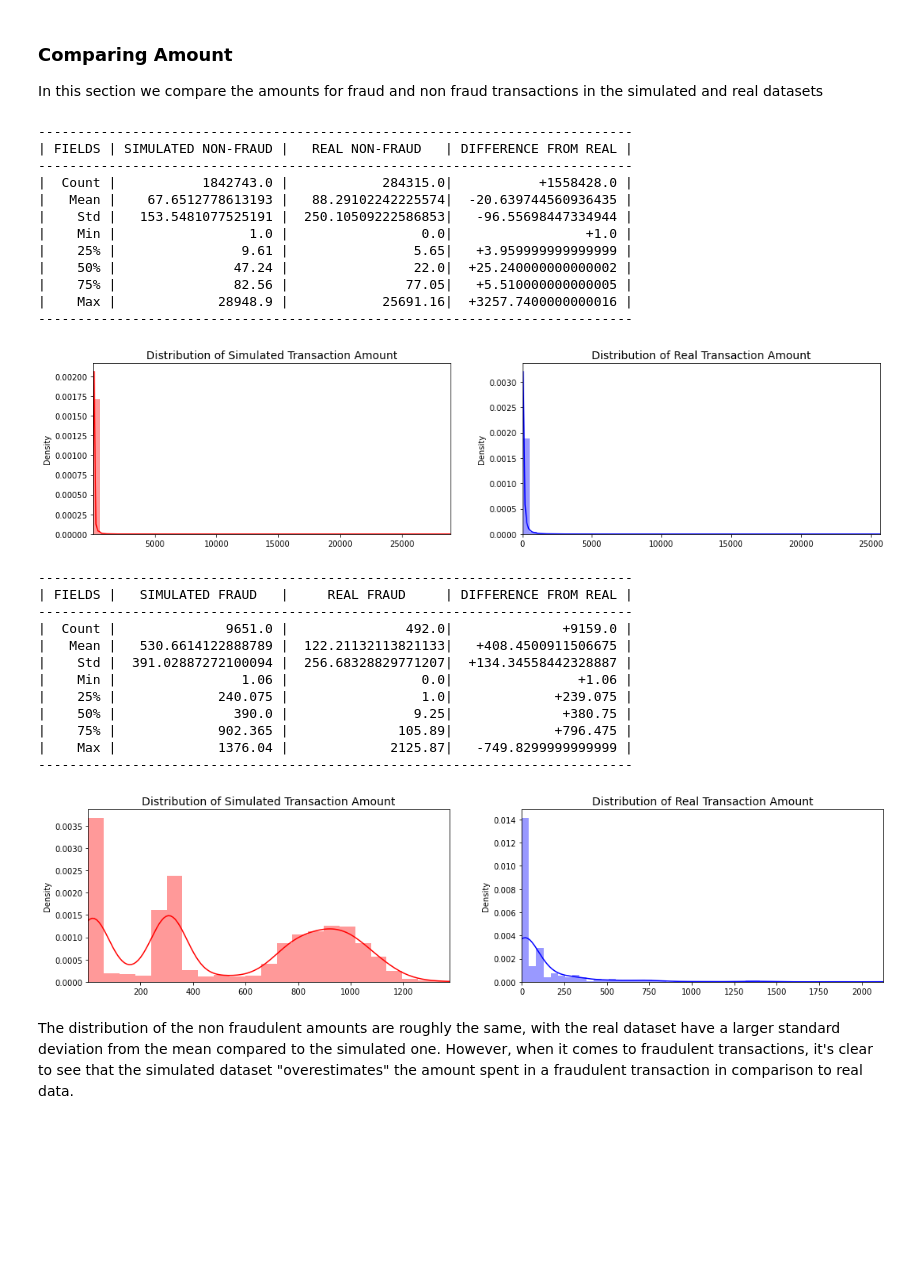
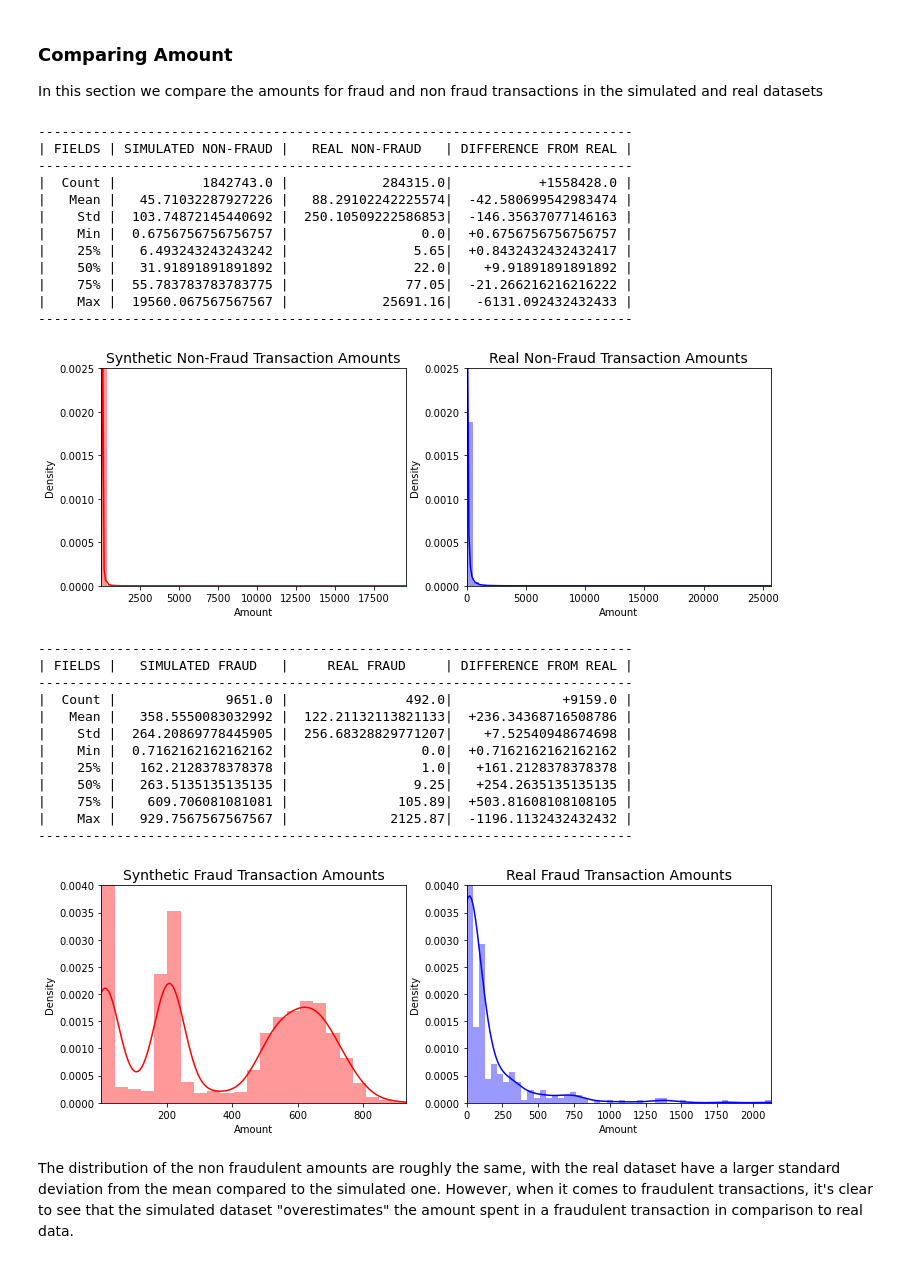
Before and after one commit to JacobChalk/ADS-Fraud-Detection, a Jupyter notebook: Exploration/Datasets.ipynb, the cells around one changed output. Drawn from its saved outputs; the diff is of its cells as text; code cells hidden in the pictures; blank space fills up the shorter version.

```diff
--- a/Exploration/Datasets.ipynb
+++ b/Exploration/Datasets.ipynb
@@ -28,6 +28,9 @@ simulated_dataset = simulated_dataset.set_index("Unnamed: 0")
 
 # Rename columns to match real dataset
 simulated_dataset = simulated_dataset.rename(columns={"unix_time": "Time", "amt": "Amount", "is_fraud": "Class"})
+
+# $1 inflated to $1.11 from 2013 to 2020, the exchange rate of USD to Euro in 2013 was 0.75
+simulated_dataset["Amount"] = simulated_dataset["Amount"].map(lambda x : (x / 1.11) * 0.75)
 
 # Subtract Min UnixTime to start time from first transaction (Like the real dataset)
 simulated_dataset["Time"] -= min(simulated_dataset["Time"])
@@ -83,7 +86,7 @@ simulated_non_fraud_samples = simulated_dataset.loc[simulated_dataset["Class"] =
 simulated_fraud_samples = simulated_dataset.loc[simulated_dataset["Class"] == 1]
 # %%
 def print_header(transaction_type):
-    if transaction_type == "fraud":
+    if transaction_type.lower() == "fraud":
         # Compare simulated and real amounts for fraud transactions
         print("----------------------------------------------------------------------------")
         print("| FIELDS |   SIMULATED FRAUD  ", "|", "    REAL FRAUD     | DIFFERENCE FROM REAL |")
@@ -113,15 +116,24 @@ def show_data(simulated, real, transaction_type, field_name):
         print(fields[i], simulated_string, "|", kaggle_string, difference_string, "|")
     print("----------------------------------------------------------------------------")
 
-    fig, ax = plt.subplots(1, 2, figsize=(18,4))
+    fig, ax = plt.subplots(1, 2, figsize=(12,4))
 
     sns.distplot(simulated.values, ax=ax[0], color='r')
-    ax[0].set_title('Distribution of Simulated Transaction ' + field_name, fontsize=14)
+    ax[0].set_title(f"Synthetic {transaction_type} Transaction {field_name}s", fontsize=14)
     ax[0].set_xlim([min(simulated.values), max(simulated.values)])
+    ax[0].set_xlabel(f"{field_name}")
 
     sns.distplot(real.values, ax=ax[1], color='b')
-    ax[1].set_title('Distribution of Real Transaction ' + field_name, fontsize=14)
+    ax[1].set_title(f"Real {transaction_type} Transaction {field_name}s", fontsize=14)
     ax[1].set_xlim([min(real.values), max(real.values)])
+    ax[1].set_xlabel(f"{field_name}")
+
+    if field_name == "Amount" and transaction_type == "Non-Fraud":
+        ax[0].set_ylim(0, 0.0025)
+        ax[1].set_ylim(0, 0.0025)
+    elif field_name == "Amount" and transaction_type == "Fraud":
+        ax[0].set_ylim(0, 0.0040)
+        ax[1].set_ylim(0, 0.0040)
 
     plt.show()
 # %% [markdown]
@@ -130,38 +142,38 @@ def show_data(simulated, real, transaction_type, field_name):
 In this section we compare the amounts for fraud and non fraud transactions in the simulated and real datasets
 # %%
 # Compare simulated and real amounts for non-fraud transactions
-show_data(simulated_non_fraud_samples["Amount"], kaggle_non_fraud_samples["Amount"], "non-fraud", "Amount")
+show_data(simulated_non_fraud_samples["Amount"], kaggle_non_fraud_samples["Amount"], "Non-Fraud", "Amount")
 # %% [output]
 ----------------------------------------------------------------------------
 | FIELDS | SIMULATED NON-FRAUD |   REAL NON-FRAUD   | DIFFERENCE FROM REAL |
 ----------------------------------------------------------------------------
 |  Count |           1842743.0 |            284315.0|           +1558428.0 |
-|   Mean |    67.6512778613193 |   88.29102242225574|  -20.639744560936435 |
-|    Std |   153.5481077525191 |  250.10509222586853|   -96.55698447334944 |
-|    Min |                 1.0 |                 0.0|                 +1.0 |
-|    25% |                9.61 |                5.65|   +3.959999999999999 |
-|    50% |               47.24 |                22.0|  +25.240000000000002 |
-|    75% |               82.56 |               77.05|   +5.510000000000005 |
-|    Max |             28948.9 |            25691.16|  +3257.7400000000016 |
+|   Mean |   45.71032287927226 |   88.29102242225574|  -42.580699542983474 |
+|    Std |  103.74872145440692 |  250.10509222586853|  -146.35637077146163 |
+|    Min |  0.6756756756756757 |                 0.0|  +0.6756756756756757 |
+|    25% |   6.493243243243242 |                5.65|  +0.8432432432432417 |
+|    50% |   31.91891891891892 |                22.0|    +9.91891891891892 |
+|    75% |  55.783783783783775 |               77.05|  -21.266216216216222 |
+|    Max |  19560.067567567567 |            25691.16|   -6131.092432432433 |
 ----------------------------------------------------------------------------
-[figure, old version]
+[figure, new version]
 # %%
 # Compare simulated and real amounts for fraud transactions
-show_data(simulated_fraud_samples["Amount"], kaggle_fraud_samples["Amount"], "fraud", "Amount")
+show_data(simulated_fraud_samples["Amount"], kaggle_fraud_samples["Amount"], "Fraud", "Amount")
 # %% [output]
 ----------------------------------------------------------------------------
 | FIELDS |   SIMULATED FRAUD   |     REAL FRAUD     | DIFFERENCE FROM REAL |
 ----------------------------------------------------------------------------
 |  Count |              9651.0 |               492.0|              +9159.0 |
-|   Mean |   530.6614122888789 |  122.21132113821133|   +408.4500911506675 |
-|    Std |  391.02887272100094 |  256.68328829771207|  +134.34558442328887 |
-|    Min |                1.06 |                 0.0|                +1.06 |
-|    25% |             240.075 |                 1.0|             +239.075 |
-|    50% |               390.0 |                9.25|              +380.75 |
-|    75% |             902.365 |              105.89|             +796.475 |
-|    Max |             1376.04 |             2125.87|   -749.8299999999999 |
+|   Mean |   358.5550083032992 |  122.21132113821133|  +236.34368716508786 |
+|    Std |  264.20869778445905 |  256.68328829771207|    +7.52540948674698 |
+|    Min |  0.7162162162162162 |                 0.0|  +0.7162162162162162 |
+|    25% |   162.2128378378378 |                 1.0|   +161.2128378378378 |
+|    50% |   263.5135135135135 |                9.25|   +254.2635135135135 |
+|    75% |    609.706081081081 |              105.89|  +503.81608108108105 |
+|    Max |   929.7567567567567 |             2125.87|  -1196.1132432432432 |
 ----------------------------------------------------------------------------
-[figure, old version]
+[figure, new version]
 # %% [markdown]
 The distribution of the non fraudulent amounts are roughly the same, with the real dataset have a larger standard deviation from the mean compared to the simulated one. However, when it comes to fraudulent transactions, it's clear to see that the simulated dataset "overestimates" the amount spent in a fraudulent transaction in comparison to real data.
 # %% [markdown]
```
Also changed, not shown: parts of 14 cells of this notebook, 5 other files.
